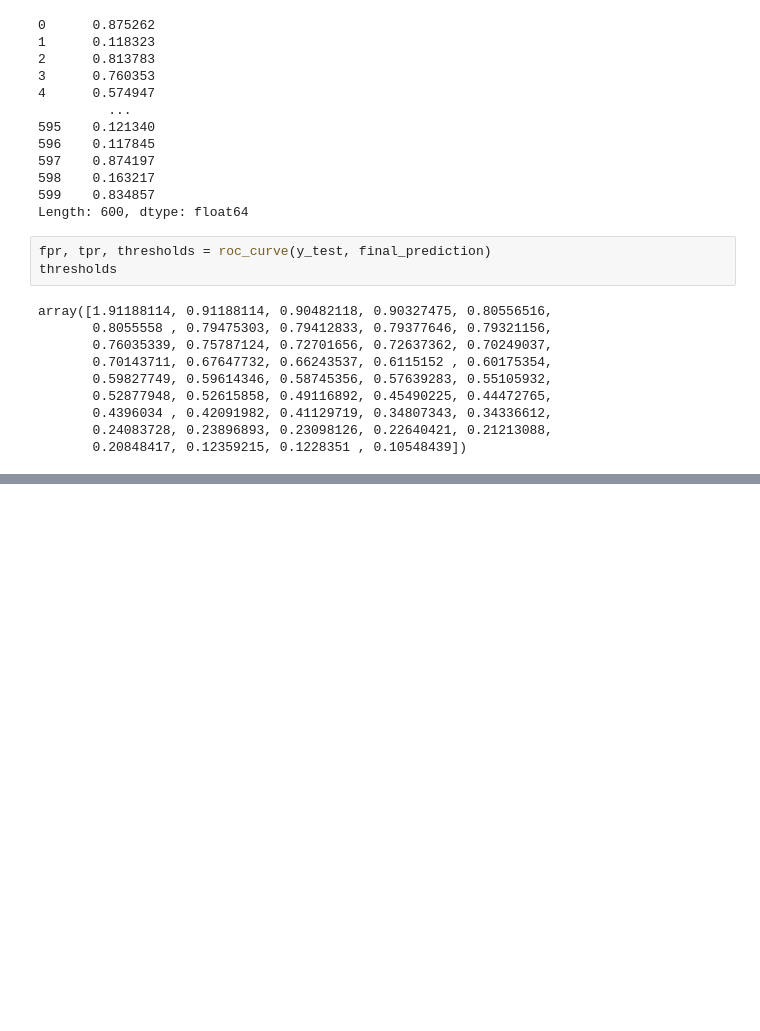
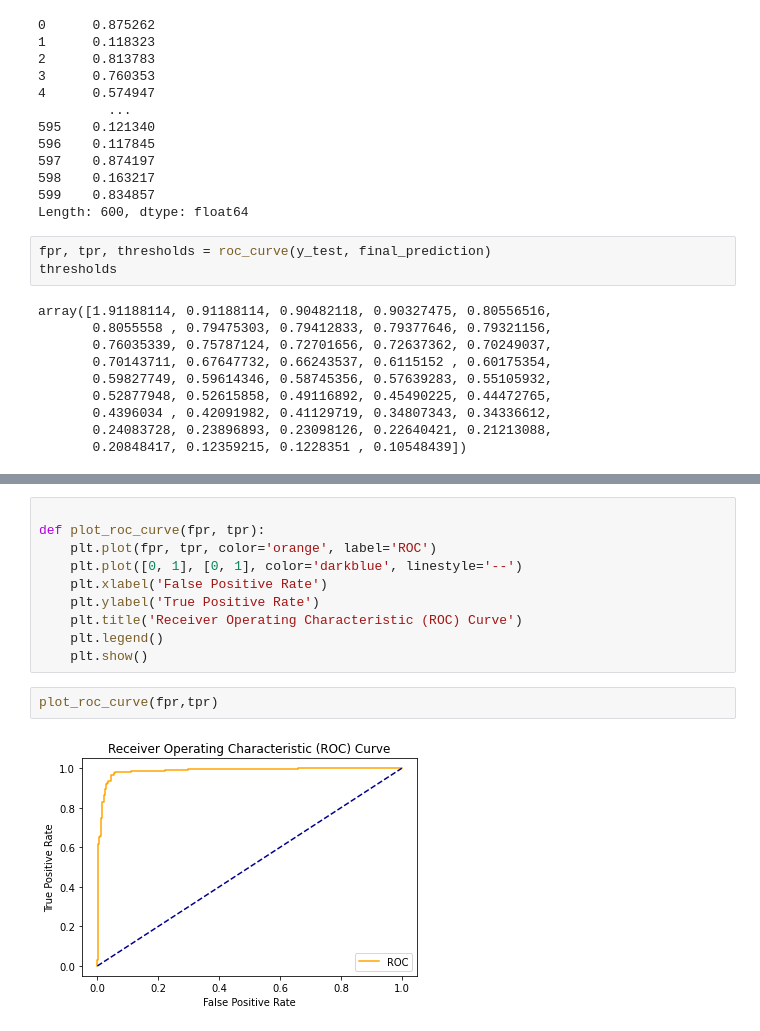
Before and after one commit to dikshantsharma12/Machine-Learning, a Jupyter notebook: Right Threshold values for binary classification.ipynb, the cells around one changed output, grey strips where cells are left out. Drawn from its saved outputs; the diff is of its cells as text; blank space fills up the shorter version.

Commit message:
Graphs

```diff
--- a/Right Threshold values for binary classification.ipynb
+++ b/Right Threshold values for binary classification.ipynb
@@ -128,0 +161,14 @@ for thres in thresholds:
+# %%
+
+def plot_roc_curve(fpr, tpr):
+    plt.plot(fpr, tpr, color='orange', label='ROC')
+    plt.plot([0, 1], [0, 1], color='darkblue', linestyle='--')
+    plt.xlabel('False Positive Rate')
+    plt.ylabel('True Positive Rate')
+    plt.title('Receiver Operating Characteristic (ROC) Curve')
+    plt.legend()
+    plt.show()
+# %%
+plot_roc_curve(fpr,tpr)
+# %% [output]
+[figure, added]
```
Also changed, not shown: parts of 3 cells of this notebook, 5 other files.
